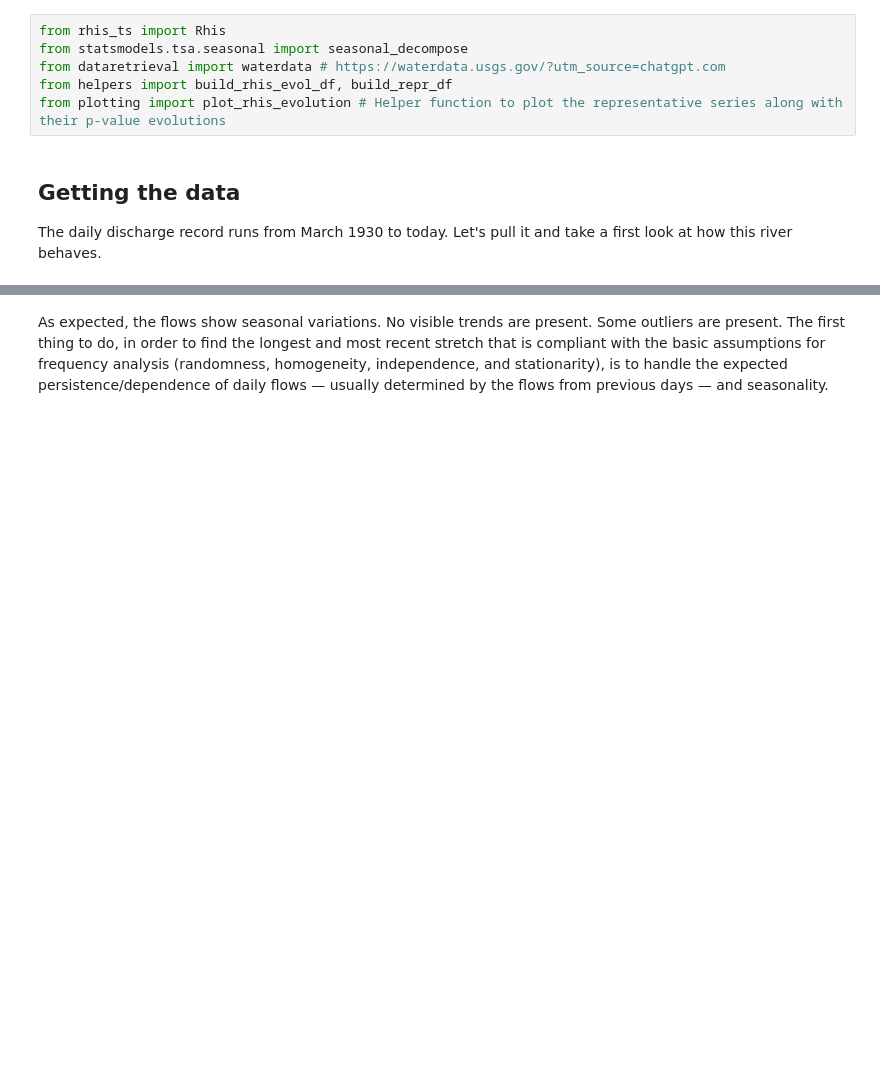
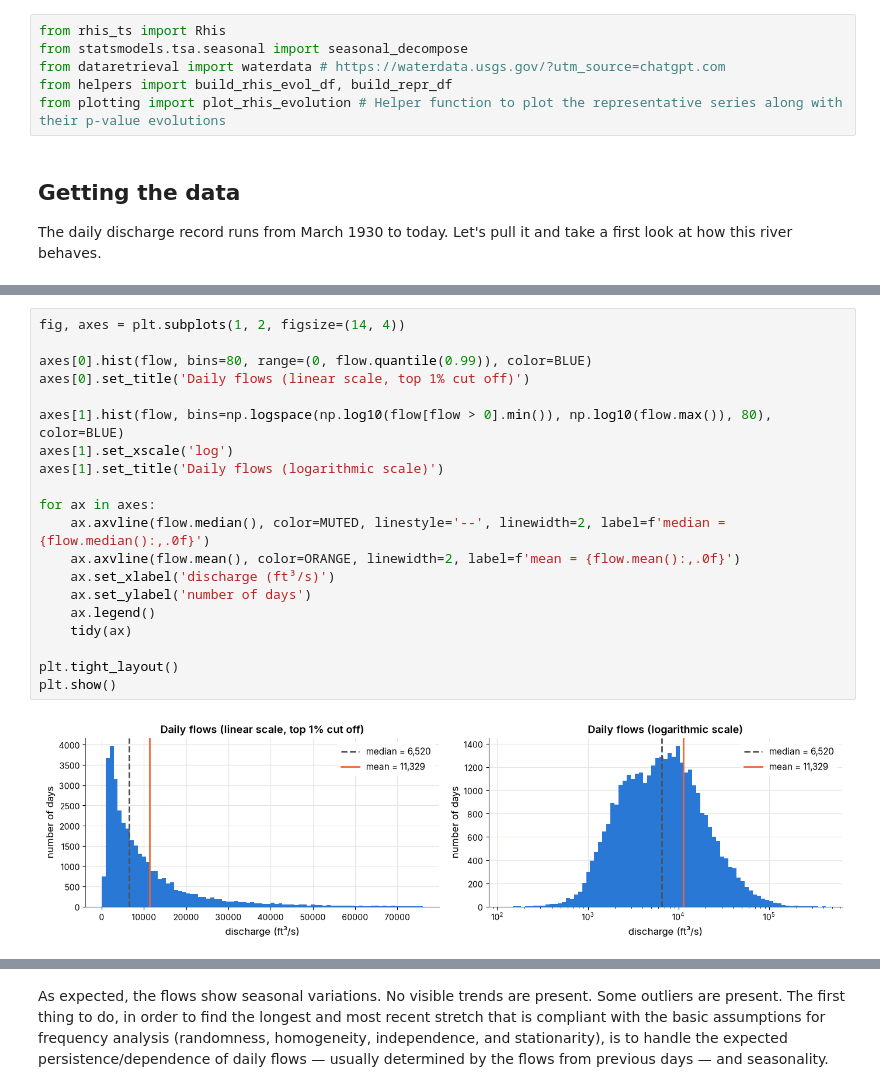
Before and after one commit to MCoelho222/time-series, a Jupyter notebook: example_notebooks/usgs.ipynb, the cells around one changed output, grey strips where cells are left out. Saved outputs shown, nothing was run; the diff lists cells and outputs as text; blank space fills up the shorter version.

```diff
--- a/example_notebooks/usgs.ipynb
+++ b/example_notebooks/usgs.ipynb
@@ -71,0 +191,22 @@ memory usage: 551.6 KB
+# %%
+fig, axes = plt.subplots(1, 2, figsize=(14, 4))
+
+axes[0].hist(flow, bins=80, range=(0, flow.quantile(0.99)), color=BLUE)
+axes[0].set_title('Daily flows (linear scale, top 1% cut off)')
+
+axes[1].hist(flow, bins=np.logspace(np.log10(flow[flow > 0].min()), np.log10(flow.max()), 80), color=BLUE)
+axes[1].set_xscale('log')
+axes[1].set_title('Daily flows (logarithmic scale)')
+
+for ax in axes:
+    ax.axvline(flow.median(), color=MUTED, linestyle='--', linewidth=2, label=f'median = {flow.median():,.0f}')
+    ax.axvline(flow.mean(), color=ORANGE, linewidth=2, label=f'mean = {flow.mean():,.0f}')
+    ax.set_xlabel('discharge (ft³/s)')
+    ax.set_ylabel('number of days')
+    ax.legend()
+    tidy(ax)
+
+plt.tight_layout()
+plt.show()
+# %% [output]
+[figure, added]
```
Also changed, not shown: parts of 32 cells of this notebook.
